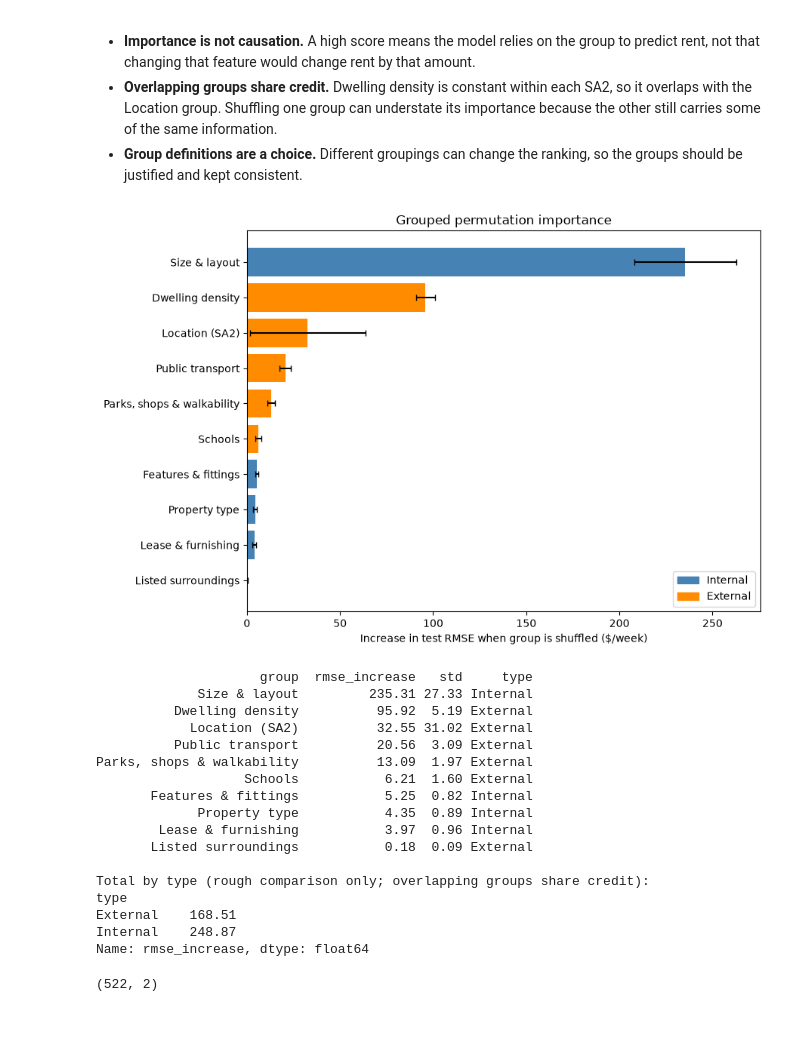
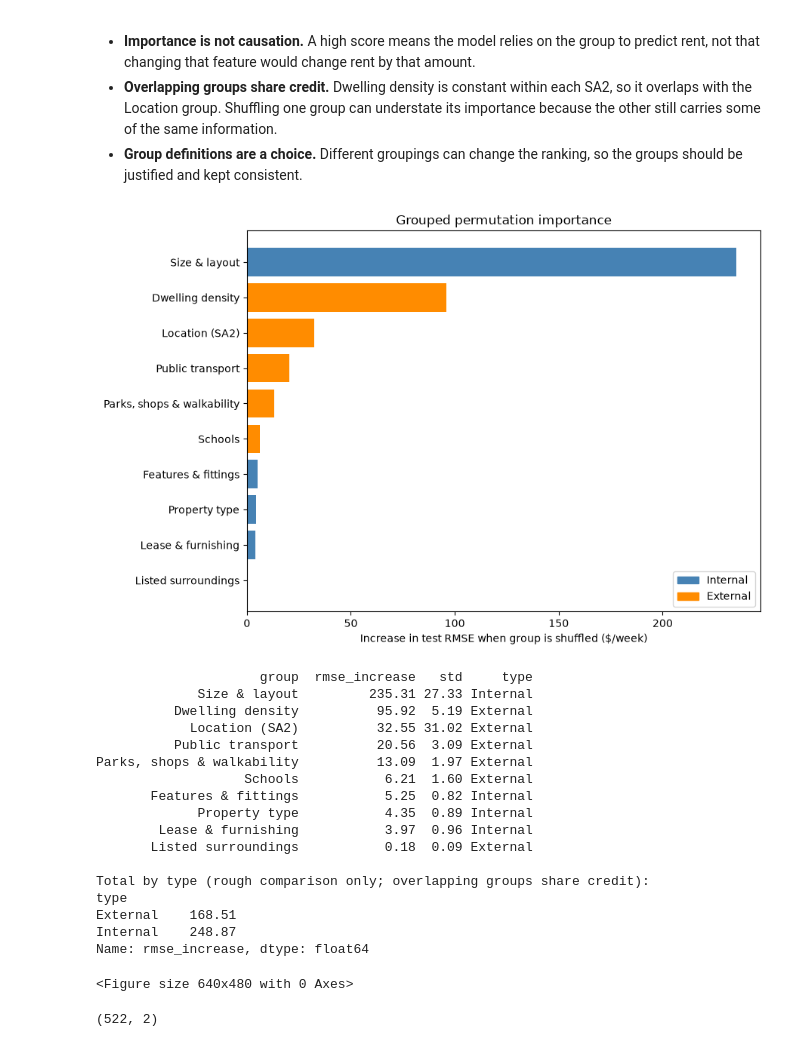
Before and after one commit to Aditya048/real-estate-industry-project, a Jupyter notebook: modelling/rfr.ipynb, the cells around one changed output. Saved outputs shown, nothing was run; the diff lists cells and outputs as text; code cells hidden in the pictures.

```diff
--- a/modelling/rfr.ipynb
+++ b/modelling/rfr.ipynb
@@ -133,5 +222,7 @@ properties_data.head()
 # %%
-amenities_data = pd.read_csv('../data_to_use/amenity_data/listings_with_amenity_distances.csv')
+# read in the amenities data, which contains distances to various amenities for each property
+amenities_data_path = '../data_to_use/amenity_data/listings_with_amenity_distances.csv'
+amenities_data = pd.read_csv(amenities_data_path)
 # drop the latitude and longitude columns since we have SA2 information
 amenities_data.drop(columns=['latitude', 'longitude'], inplace=True)
 # drop the columns: url and suburb
@@ -290,7 +383,9 @@ merged_data.head()
 # %%
 # left join properties_data with amenities_data
 merged_data = pd.merge(merged_data, amenities_data, on='id', how='left')
-merged_data.rename(columns={'latitude_x': 'latitude', 'longitude_x': 'longitude', 'suburb_x': 'suburb'}, inplace=True)
+merged_data.rename(columns={'latitude_x': 'latitude',
+                            'longitude_x': 'longitude',
+                            'suburb_x': 'suburb'}, inplace=True)
 # drop the latitude and longitude columns. they are no longer needed
 merged_data.drop(columns=['latitude', 'longitude'], inplace=True)
 # also drop the street address column
@@ -308,7 +403,9 @@ merged_data.head()
 5 rows × 50 columns
 # %%
 X = merged_data.copy()
-X.drop(columns=["id", "bedrooms_built-in_wardrobes", "room_built-in_wardrobe", "aspect_south_east_aspect"], inplace=True)
+X.drop(columns=["id", "bedrooms_built-in_wardrobes",
+                "room_built-in_wardrobe",
+                "aspect_south_east_aspect"], inplace=True)
 y = X.pop('weekly_rent_number')
 X.head()
 # %% [output]
@@ -495,9 +591,0 @@ KeyboardInterrupt:
-# %%
-cols = list(X.columns)
-
-with open('X_columns.txt', 'w') as f:
-    f.write(f"Total columns: {len(cols)}\n\n")
-    for c in cols:
-        f.write(f"{c}\t{X[c].dtype}\n")
-
-print(f"Wrote {len(cols)} columns to X_columns.txt")
@@ -580,36 +666,36 @@ def group_permutation_importance(model, X_eval, y_eval, groups, n_repeats=10, se
     rows = []
     for name, cols in groups.items():
         increases = []
         for _ in range(n_repeats):
             X_perm = X_eval.copy()
             # one shared row permutation, so the group's columns stay consistent with each other
             X_perm[cols] = X_eval[cols].to_numpy()[rng.permutation(len(X_eval))]
             rmse = np.sqrt(mean_squared_error(y_eval, model.predict(X_perm)))
             increases.append(rmse - base_rmse)
         rows.append((name, np.mean(increases), np.std(increases)))
     return pd.DataFrame(rows, columns=['group', 'rmse_increase', 'std'])
 
 gi = group_permutation_importance(model, X_test, y_test, groups)
 gi['type'] = np.where(gi['group'].isin(internal), 'Internal', 'External')
 gi = gi.sort_values('rmse_increase')
 
 # ---- Plot ----
 colors = gi['type'].map({'Internal': 'steelblue', 'External': 'darkorange'})
 fig, ax = plt.subplots(figsize=(9, 6))
-ax.barh(gi['group'], gi['rmse_increase'], xerr=gi['std'], color=colors, capsize=3)
+ax.barh(gi['group'], gi['rmse_increase'],color=colors, capsize=3)
 ax.set_xlabel('Increase in test RMSE when group is shuffled ($/week)')
 ax.set_title('Grouped permutation importance')
 ax.legend(handles=[plt.Rectangle((0, 0), 1, 1, color='steelblue'),
                    plt.Rectangle((0, 0), 1, 1, color='darkorange')],
           labels=['Internal', 'External'], loc='lower right')
 plt.tight_layout()
 plt.show()
-
+plt.savefig('grouped_permutation_importance.png', dpi=300)
 print(gi.sort_values('rmse_increase', ascending=False).round(2).to_string(index=False))
 print("\nTotal by type (rough comparison only; overlapping groups share credit):")
 print(gi.groupby('type')['rmse_increase'].sum().round(2))
 # %% [output]
-[figure, old version]
+[figure, new version]
                      group  rmse_increase   std     type
              Size & layout         235.31 27.33 Internal
           Dwelling density          95.92  5.19 External
@@ -627,6 +713,7 @@ type
 External    168.51
 Internal    248.87
 Name: rmse_increase, dtype: float64
+<Figure size 640x480 with 0 Axes>
 # %%
 print(dwellings_data_forecast.shape)
 # one row per SA2, otherwise the join onto properties would duplicate rows
```
Also changed, not shown: parts of 14 cells of this notebook.
